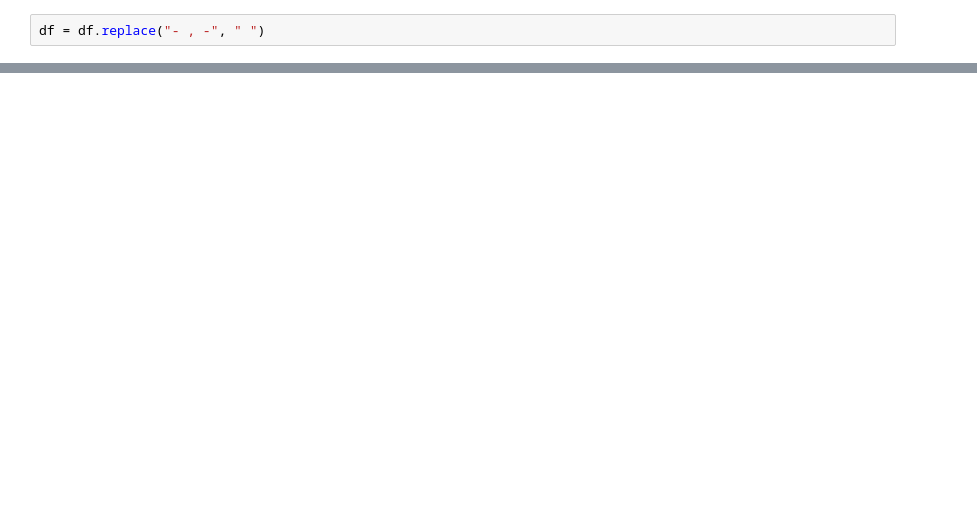
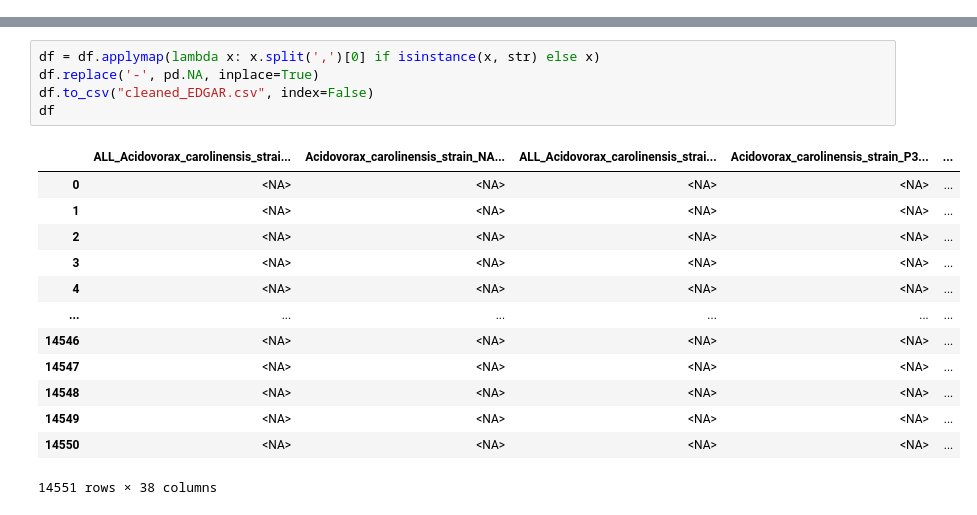
Before and after one commit to Amgoth-Suresh/EDGAR-PLATFORM, a Jupyter notebook: Main/preproces.ipynb, the cells around one changed output, grey strips where cells are left out. Saved outputs shown, nothing was run; the diff lists cells and outputs as text; blank space fills up the shorter version.

```diff
--- a/Main/preproces.ipynb
+++ b/Main/preproces.ipynb
@@ -18,2 +28,0 @@ df.describe()
-# %%
-df = df.replace("- , -", " ")
@@ -33,0 +29,19 @@ df = df.replace("- , -", " ")
+# %%
+df = df.applymap(lambda x: x.split(',')[0] if isinstance(x, str) else x)
+df.replace('-', pd.NA, inplace=True)
+df.to_csv("cleaned_EDGAR.csv", index=False)
+df
+# %% [output]
+|  | ALL_Acidovorax_carolinensis_strai... | Acidovorax_carolinensis_strain_NA... | ALL_Acidovorax_carolinensis_strai... | Acidovorax_carolinensis_strain_P3... | ... |
+| 0 | <NA> | <NA> | <NA> | <NA> | ... |
+| 1 | <NA> | <NA> | <NA> | <NA> | ... |
+| 2 | <NA> | <NA> | <NA> | <NA> | ... |
+| 3 | <NA> | <NA> | <NA> | <NA> | ... |
+| 4 | <NA> | <NA> | <NA> | <NA> | ... |
+| ... | ... | ... | ... | ... | ... |
+| 14546 | <NA> | <NA> | <NA> | <NA> | ... |
+| 14547 | <NA> | <NA> | <NA> | <NA> | ... |
+| 14548 | <NA> | <NA> | <NA> | <NA> | ... |
+| 14549 | <NA> | <NA> | <NA> | <NA> | ... |
+| 14550 | <NA> | <NA> | <NA> | <NA> | ... |
+14551 rows × 38 columns
```
Also changed, not shown: parts of 5 cells of this notebook, 5 other files.
